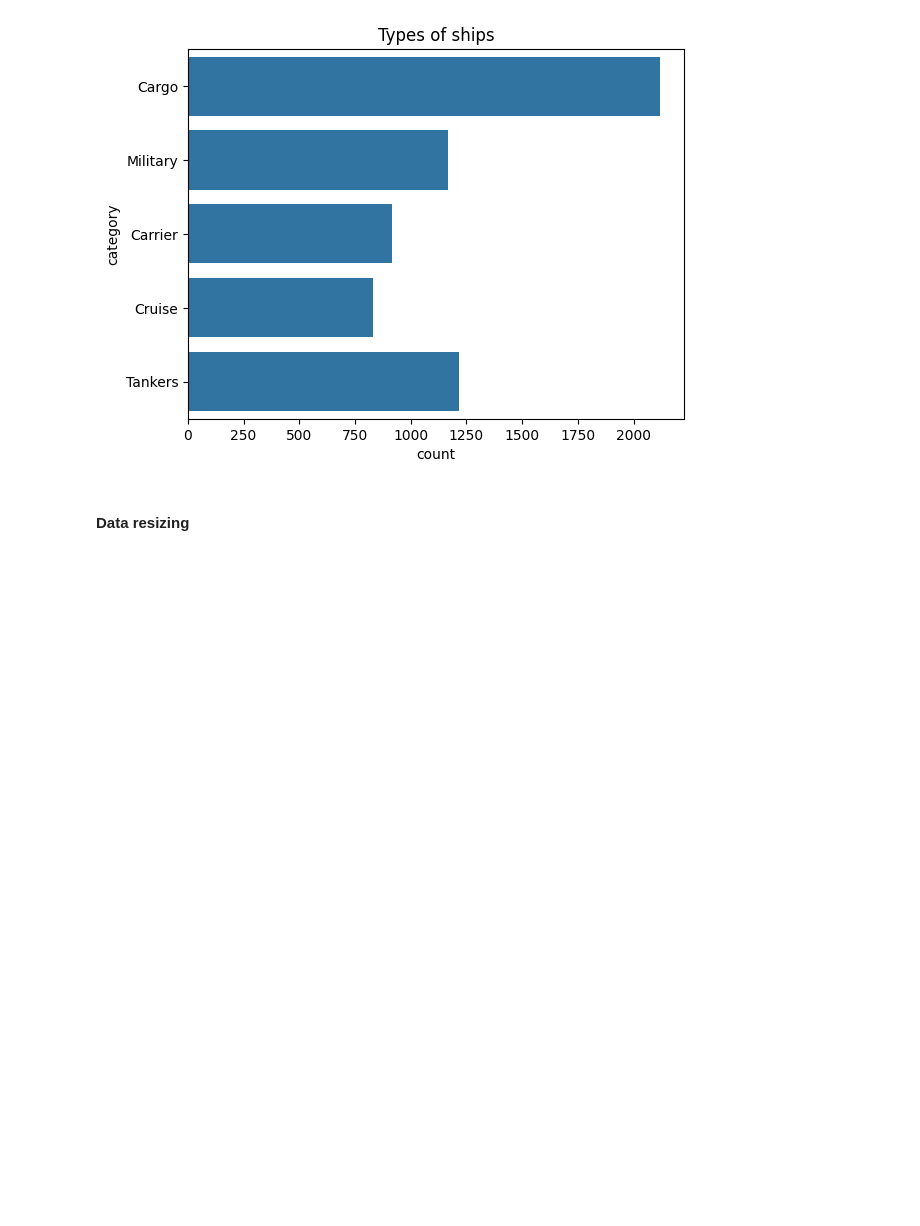
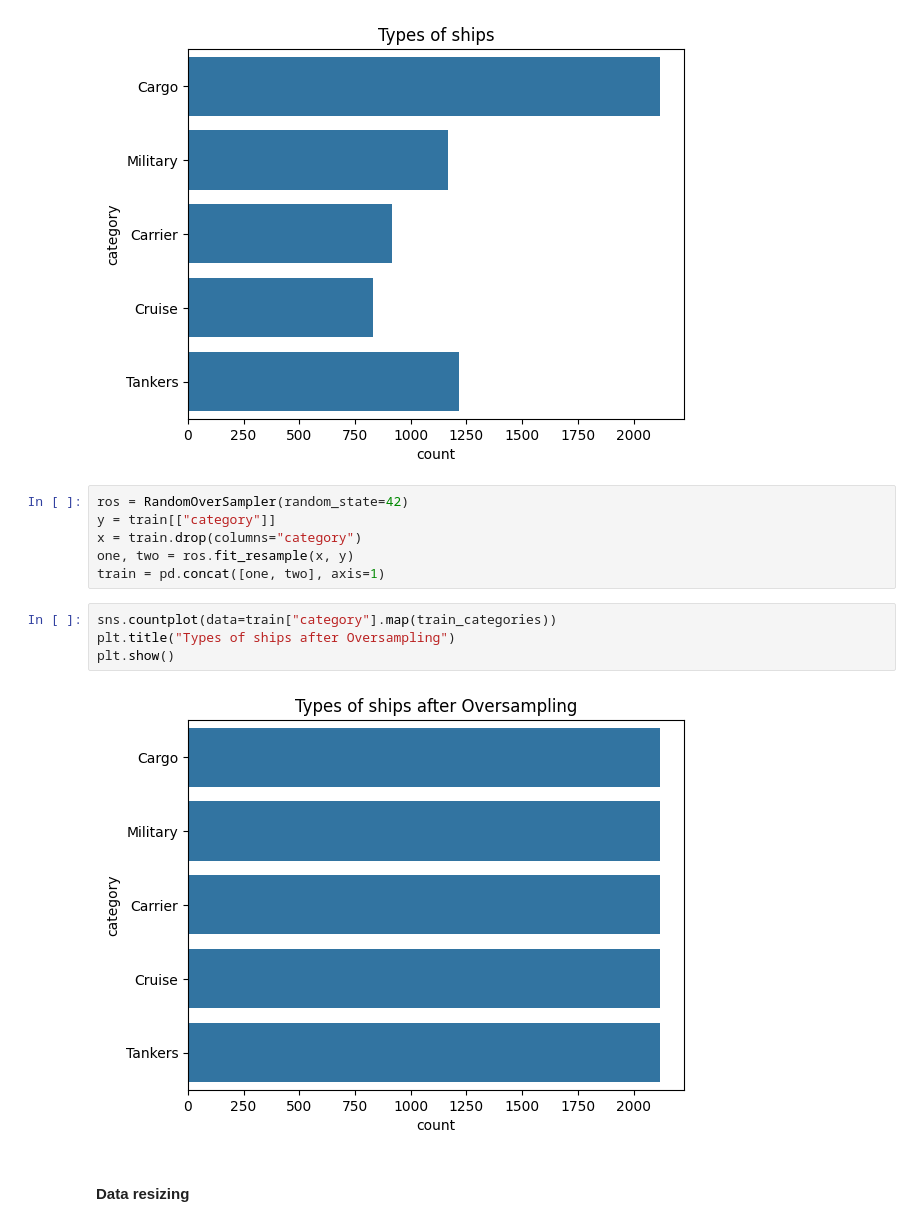
Before and after one commit to GamerGbesh/ship_cnn_classification, a Jupyter notebook: ships.ipynb, the cells around one changed output. Saved outputs shown, nothing was run; the diff lists cells and outputs as text; blank space fills up the shorter version.

```diff
--- a/ships.ipynb
+++ b/ships.ipynb
@@ -53,6 +54,18 @@ plt.title("Types of ships")
 plt.show()
 # %% [output]
 [figure]
+# %%
+ros = RandomOverSampler(random_state=42)
+y = train[["category"]]
+x = train.drop(columns="category")
+one, two = ros.fit_resample(x, y)
+train = pd.concat([one, two], axis=1)
+# %%
+sns.countplot(data=train["category"].map(train_categories))
+plt.title("Types of ships after Oversampling")
+plt.show()
+# %% [output]
+[figure, added]
 # %% [markdown]
 #### Data resizing
 # %%
```
Also changed, not shown: parts of 9 cells of this notebook, 1 other file.
